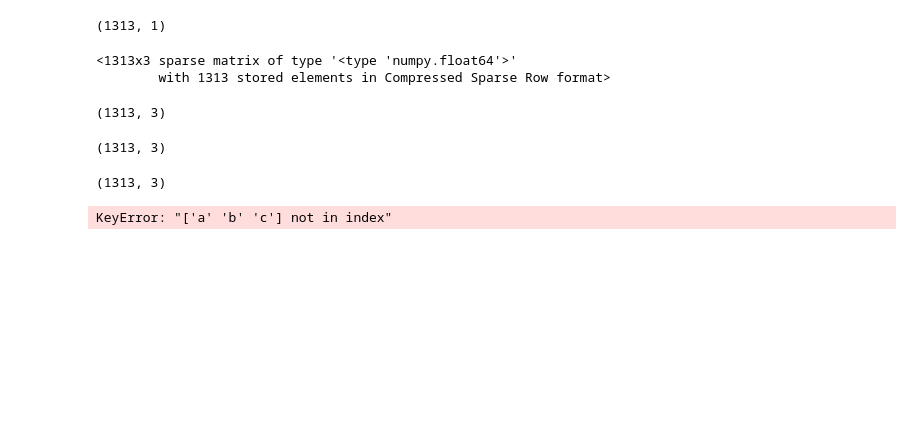
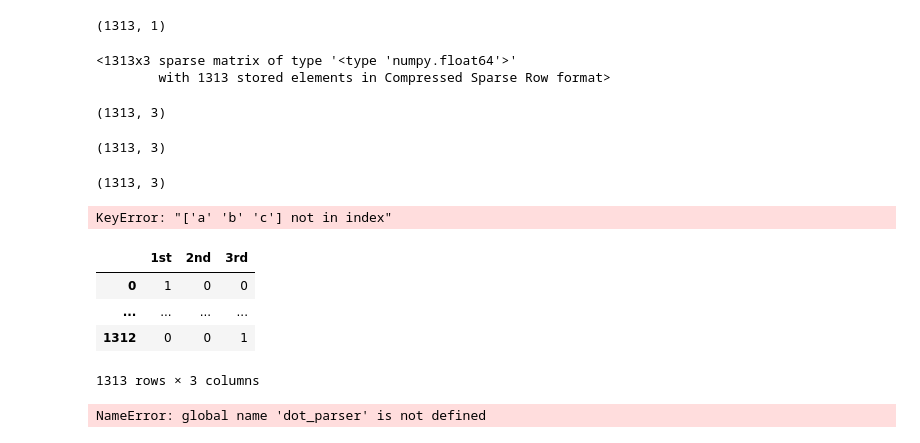
Before and after one commit to chriad/zaki_exercises, a Jupyter notebook: titanic.ipynb, the cells around one changed output. Saved outputs shown, nothing was run; the diff lists cells and outputs as text; code cells hidden in the pictures; blank space fills up the shorter version.

```diff
--- a/titanic.ipynb
+++ b/titanic.ipynb
@@ -115,0 +137,8 @@ df_one_hot_class = pd.DataFrame(ndarray_one_hot_encoded, columns=['1st,2nd,3rd'.
+# %%
+df_one_hot_class
+# %% [output]
+|  | 1st | 2nd | 3rd |
+| 0 | 1 | 0 | 0 |
+| ... | ... | ... | ... |
+| 1312 | 0 | 0 | 1 |
+1313 rows × 3 columns
@@ -115,0 +156,10 @@ df_one_hot_class = pd.DataFrame(ndarray_one_hot_encoded, columns=['1st,2nd,3rd'.
+# %%
+import StringIO
+dot_data = StringIO.StringIO()
+tree.export_graphviz(clf, out_file=dot_data, feature_names=['age','sex','1st_class','2nd_class','3rd_class'])
+graph = pydot.graph_from_dot_data(dot_data.getvalue())
+graph.write_png('titanic.png')
+from IPython.core.display import Image
+Image(filename='titanic.png')
+# %% [output]
+NameError: global name 'dot_parser' is not defined
```
Also changed, not shown: parts of 19 cells of this notebook, 5 other files.
